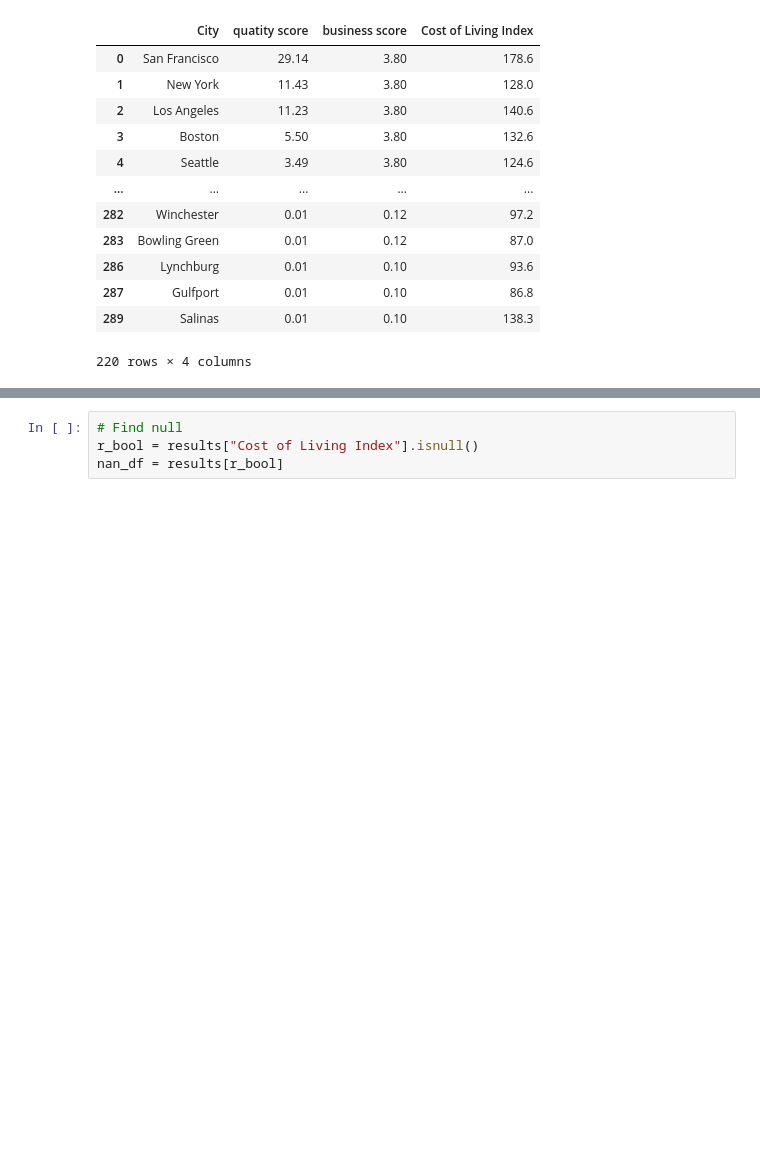
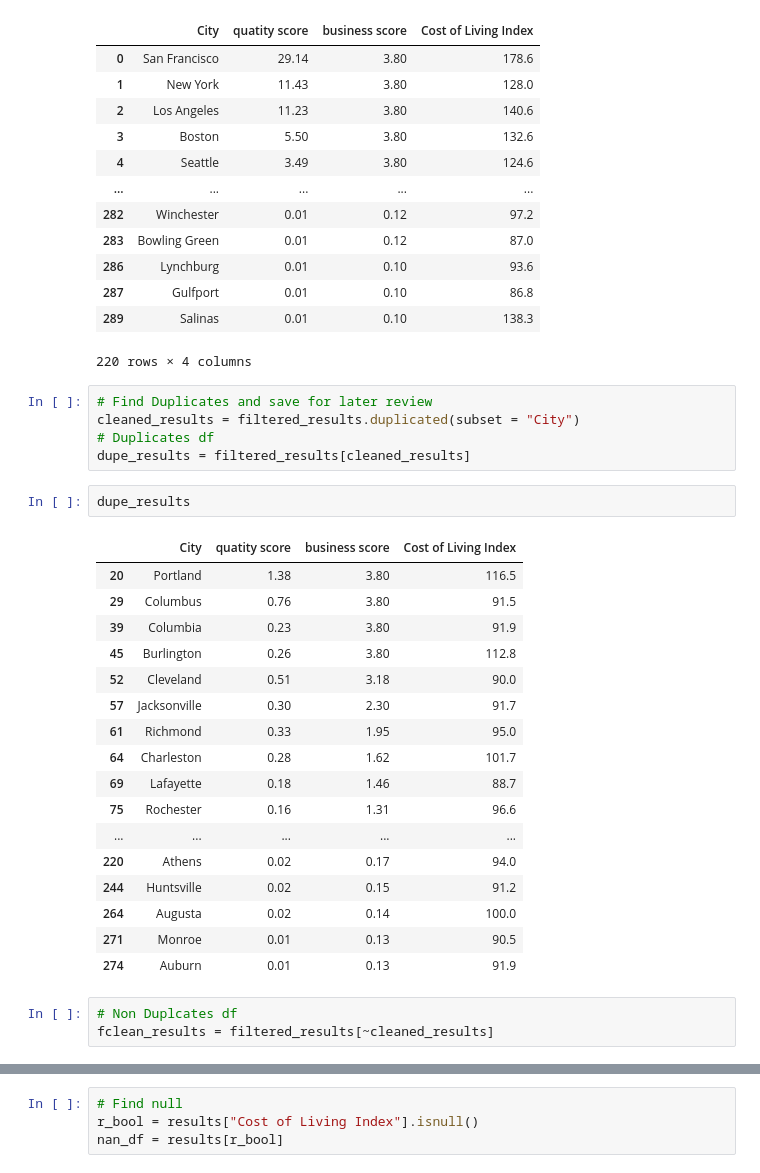
Before and after one commit to HappyM0f0/ClassProject2022, a Jupyter notebook: Data/cleaning.ipynb, the cells around one changed output, grey strips where cells are left out. Cells and saved outputs as stored; diff of their text form; blank space fills up the shorter version.

Commit message:
Removing Duplicates
Added code to remove duplicate cities in the results df and cleaned_data.csv

```diff
--- a/Data/cleaning.ipynb
+++ b/Data/cleaning.ipynb
@@ -127,3 +124,31 @@ filtered_results
 | 287 | Gulfport | 0.01 | 0.10 | 86.8 |
 | 289 | Salinas | 0.01 | 0.10 | 138.3 |
 220 rows × 4 columns
+# %%
+# Find Duplicates and save for later review
+cleaned_results = filtered_results.duplicated(subset = "City")
+# Duplicates df
+dupe_results = filtered_results[cleaned_results]
+# %%
+dupe_results
+# %% [output]
+|  | City | quatity score | business score | Cost of Living Index |
+| 20 | Portland | 1.38 | 3.80 | 116.5 |
+| 29 | Columbus | 0.76 | 3.80 | 91.5 |
+| 39 | Columbia | 0.23 | 3.80 | 91.9 |
+| 45 | Burlington | 0.26 | 3.80 | 112.8 |
+| 52 | Cleveland | 0.51 | 3.18 | 90.0 |
+| 57 | Jacksonville | 0.30 | 2.30 | 91.7 |
+| 61 | Richmond | 0.33 | 1.95 | 95.0 |
+| 64 | Charleston | 0.28 | 1.62 | 101.7 |
+| 69 | Lafayette | 0.18 | 1.46 | 88.7 |
+| 75 | Rochester | 0.16 | 1.31 | 96.6 |
+| ... | ... | ... | ... | ... |
+| 220 | Athens | 0.02 | 0.17 | 94.0 |
+| 244 | Huntsville | 0.02 | 0.15 | 91.2 |
+| 264 | Augusta | 0.02 | 0.14 | 100.0 |
+| 271 | Monroe | 0.01 | 0.13 | 90.5 |
+| 274 | Auburn | 0.01 | 0.13 | 91.9 |
+# %%
+# Non Duplcates df
+fclean_results = filtered_results[~cleaned_results]
```
Also changed, not shown: parts of 4 cells of this notebook, 1 other file.
